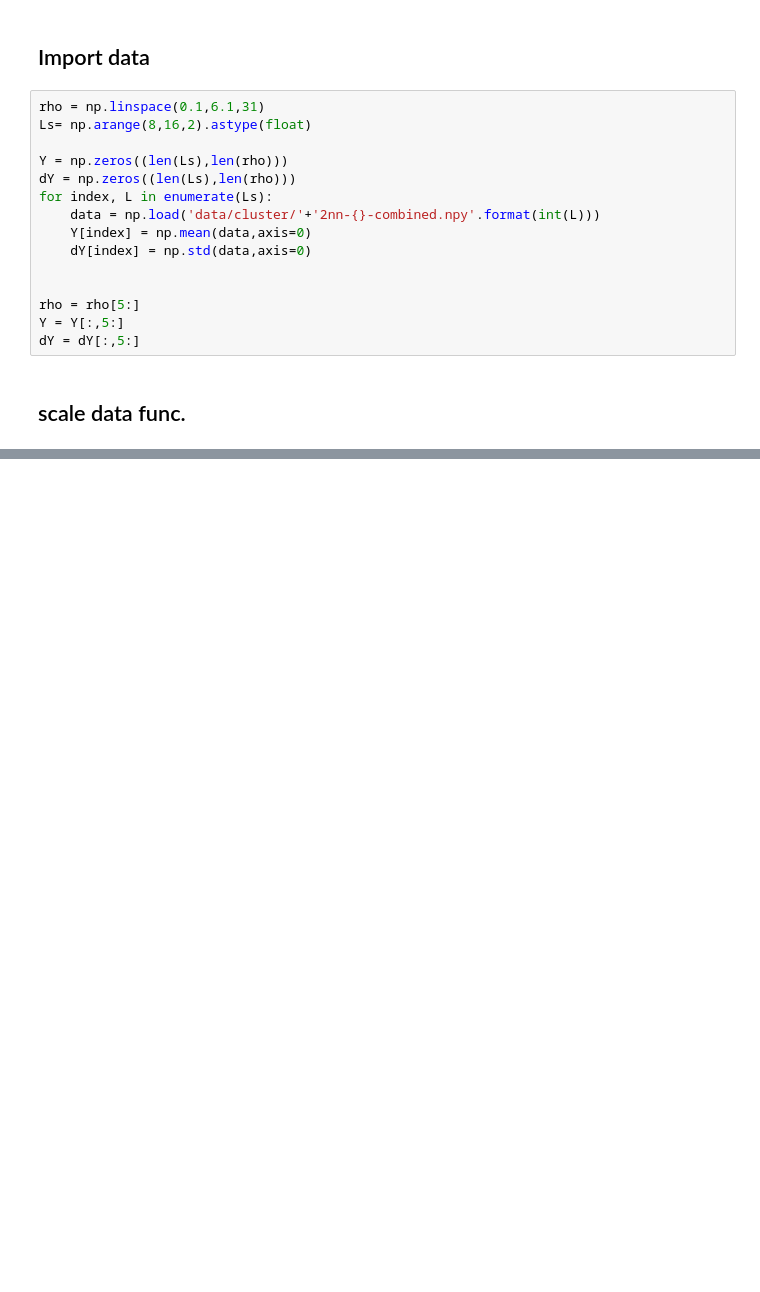
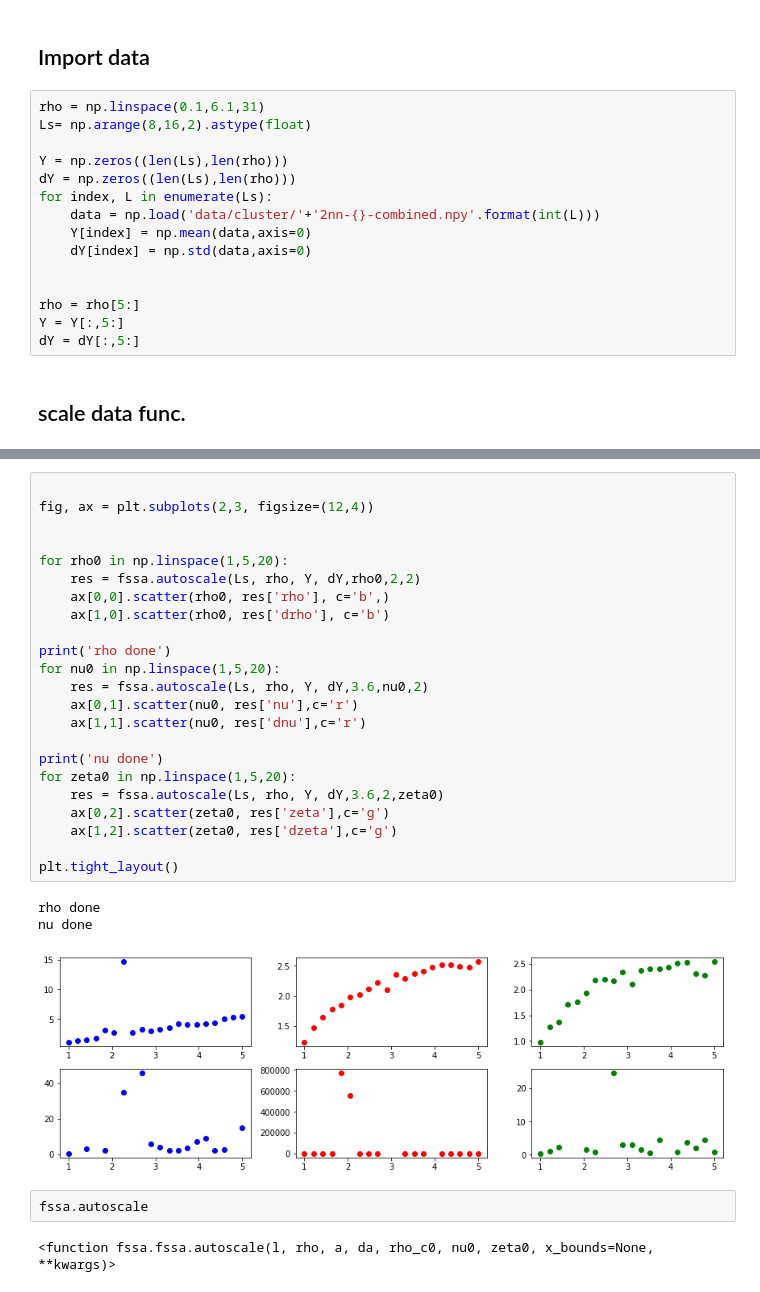
Before and after one commit to tonton-golio/mbl-intrinsicDim, a Jupyter notebook: scaling_new_new.ipynb, the cells around one changed output, grey strips where cells are left out. Cells and saved outputs as stored; diff of their text form; blank space fills up the shorter version.

Commit message:
now works with BKT autoscale (however with fixed value for $a$)

```diff
--- a/scaling_new_new.ipynb
+++ b/scaling_new_new.ipynb
@@ -96,0 +326,31 @@ i had used the scaling func from Mendez-santos: where $x = np.power(l, -a) * y$
+# %%
+
+fig, ax = plt.subplots(2,3, figsize=(12,4))
+
+
+for rho0 in np.linspace(1,5,20):
+    res = fssa.autoscale(Ls, rho, Y, dY,rho0,2,2)
+    ax[0,0].scatter(rho0, res['rho'], c='b',)
+    ax[1,0].scatter(rho0, res['drho'], c='b')
+
+print('rho done')
+for nu0 in np.linspace(1,5,20):
+    res = fssa.autoscale(Ls, rho, Y, dY,3.6,nu0,2)
+    ax[0,1].scatter(nu0, res['nu'],c='r')
+    ax[1,1].scatter(nu0, res['dnu'],c='r')
+
+print('nu done')
+for zeta0 in np.linspace(1,5,20):
+    res = fssa.autoscale(Ls, rho, Y, dY,3.6,2,zeta0)
+    ax[0,2].scatter(zeta0, res['zeta'],c='g')
+    ax[1,2].scatter(zeta0, res['dzeta'],c='g')
+
+plt.tight_layout()
+# %% [output]
+rho done
+nu done
+[figure, added]
+# %%
+fssa.autoscale
+# %% [output]
+<function fssa.fssa.autoscale(l, rho, a, da, rho_c0, nu0, zeta0, x_bounds=None, **kwargs)>
```
Also changed, not shown: parts of 20 cells of this notebook.
